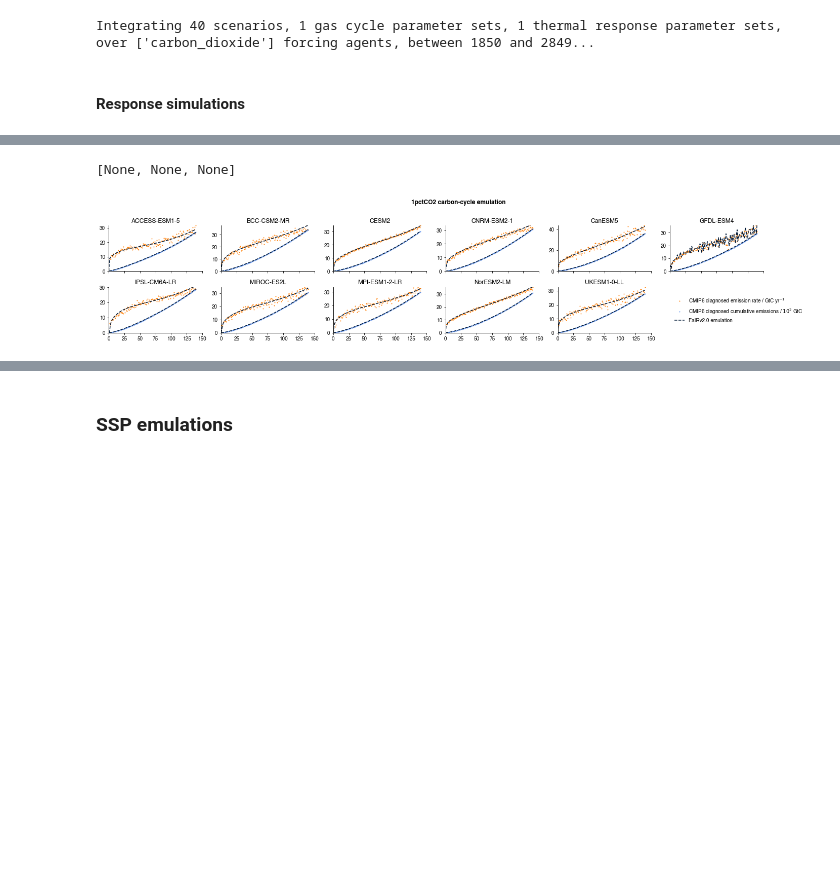
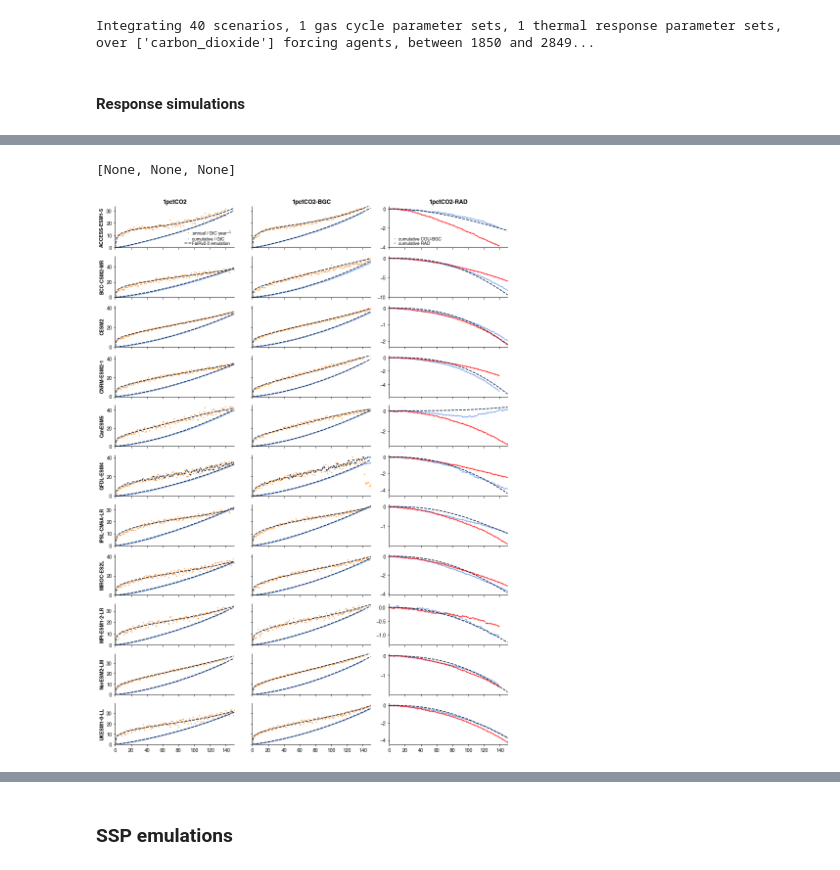
Before and after one commit to njleach/GIR, a Jupyter notebook: GIR/notebooks/CMIP6_emulation.ipynb, the cells around one changed output, grey strips where cells are left out. Saved outputs shown, nothing was run; the diff lists cells and outputs as text; code cells hidden in the pictures; blank space fills up the shorter version.

```diff
--- a/GIR/notebooks/CMIP6_emulation.ipynb
+++ b/GIR/notebooks/CMIP6_emulation.ipynb
@@ -200,7 +203,7 @@ Integrating 40 scenarios, 1 gas cycle parameter sets, 1 thermal response paramet
 # %%
 ## create a figure
 
-fig,ax = plt.subplots(5,8,figsize=(20,10))
+fig,ax = plt.subplots(8,5,figsize=(12,16))
 
 emulation_color = '#011936'
 CMIP_color = '#FF7D00'
@@ -221,7 +224,7 @@ for i,model in enumerate(abrupt_CMIP6_data.columns):
     line=ax.flatten()[i].plot(1845,response_params.loc['TCR',model],'o',c='cornflowerblue',zorder=-10)[0]
     line.set_clip_on(False)
 
-    ax.flatten()[i].set_title(model)
+    ax.flatten()[i].set_title(model,fontweight='bold')
 
     [ax.flatten()[i].spines[pos].set_visible(False) for pos in ['top','right']]
 
@@ -229,8 +232,21 @@ for i,model in enumerate(abrupt_CMIP6_data.columns):
 [a.set_ylim(-0.1,8.5) for a in ax.flatten()]
 [a.tick_params(labelbottom=False) for a in ax[:-1].flatten()]
 [a.tick_params(labelleft=False) for a in ax[:,1:].flatten()]
+[a.set_xlabel('year') for a in ax[-1].flatten()]
+[a.set_ylabel('temperature response / K') for a in ax[:,0].flatten()]
 
-fig.suptitle('abrupt4x-CO2 & 1pctCO2 response emulation',fontweight='bold',y=1.01)
+# fig.suptitle('abrupt4x-CO2 & 1pctCO2 response emulation',fontweight='bold',y=1.01)
+
+ax[0,0].plot([],[],'o',color=CMIP_color,ms=1,label='abrupt-4xCO2')
+ax[0,1].plot([],[],'o',color='cornflowerblue',ms=1,label='1pctCO2')
+ax[0,2].plot([],[],ls='--',color=emulation_color,lw=1.5,label='FaIRv2.0 emulation')
+ax[0,3].plot([],[],'o',color=CMIP_color,label='ECS')
+ax[0,4].plot([],[],'o',color='cornflowerblue',label='TCR')
+ax[0,0].legend(loc='lower right',prop={'size': 9},labelspacing=0,borderpad=0,handlelength=1.5,handletextpad=0.1)
+ax[0,1].legend(loc='lower right',prop={'size': 9},labelspacing=0,borderpad=0,handlelength=1.5,handletextpad=0.1)
+ax[0,2].legend(loc='lower right',prop={'size': 9},labelspacing=0,borderpad=0,handlelength=1.5,handletextpad=0.1)
+ax[0,3].legend(loc='lower right',prop={'size': 9},labelspacing=0,borderpad=0,handlelength=1.5,handletextpad=0.1)
+ax[0,4].legend(loc='lower right',prop={'size': 9},labelspacing=0,borderpad=0,handlelength=1.5,handletextpad=0.1)
 
 plt.tight_layout()
 
@@ -244,42 +278,62 @@ plt.tight_layout()
 # %%
-fig,ax = plt.subplots(2,6,figsize=(20,4))
-ax1 = [a.twinx() for a in ax.flatten()[:-1]]
-
+fig,ax = plt.subplots(11,3,figsize=(12,16))
 
 for i,model in enumerate(C4MIP_data_1.columns.levels[0]):
-    atms_burden = pd.concat([(C4MIP_data_1.loc[:139,(model,'1pctCO2'+x,'CO2')].dropna()-C4MIP_data_1.loc[:139,(model,'1pctCO2','CO2')].dropna().iloc[0]/1.01)/4.688876e-01 for x in ['','-bgc','-rad']],axis=1)
-    cum_emms = pd.concat([C4MIP_data_1.loc[:139,(model,'1pctCO2'+x,'flux')].dropna().cumsum() for x in ['','-bgc','-rad']],axis=1) + atms_burden.values
-    ax.flatten()[i].plot(np.diff(np.concatenate(([0,0],cum_emms.loc[:,(model,'1pctCO2','flux')]))),'o',color=CMIP_color,ms=1)
-    ax.flatten()[i].plot(np.concatenate(([0],onepct_emulation['Emissions'].loc[:1989,[model]].rolling(2).mean().values[1:,0])),ls='--',color=emulation_color,lw=1.5)
 
-    ax1[i].plot(np.concatenate(([0],cum_emms.loc[:,(model,'1pctCO2','flux')])),'o',color='cornflowerblue',ms=1)
-    ax1[i].plot(np.concatenate(([0],onepct_emulation['Emissions'].loc[:1989,[model]].rolling(2).mean().values[1:,0])).cumsum(),ls='--',color=emulation_color,lw=1.5)
+    ax1 = [a.twinx() for a in ax[i]]
 
-    [ax.flatten()[i].spines[pos].set_visible(False) for pos in ['top','right']]
-    [ax1[i].spines[pos].set_visible(False) for pos in ['top','right']]
-    [ax1[i].spines[pos].set_visible(False) for pos in ['top','right']]
+    atms_burden = pd.concat([(C4MIP_data_1.loc[:150,(model,'1pctCO2'+x,'CO2')].dropna()-C4MIP_data_1.loc[:150,(model,'1pctCO2','CO2')].dropna().iloc[0]/1.01)/4.688876e-01 for x in ['','-bgc','-rad']],axis=1)
+    cum_emms = pd.concat([C4MIP_data_1.loc[:150,(model,'1pctCO2'+x,'flux')].dropna().cumsum() for x in ['','-bgc','-rad']],axis=1) + atms_burden.values
 
-    ax1[i].tick_params(labelright=False,right=False)
+    ax[i,0].plot(np.diff(np.concatenate(([0,0],cum_emms.loc[:,(model,'1pctCO2','flux')]))),'o',color=CMIP_color,ms=1)
+    ax[i,0].plot(np.concatenate(([0],onepct_emulation['Emissions'].loc[:2000,[model]].rolling(2).mean().values[1:,0])),ls='--',color=emulation_color,lw=1.5)
 
-    ax.flatten()[i].set_ylim(0,np.diff(np.concatenate(([0,0],cum_emms.loc[:,(model,'1pctCO2','flux')]))).max())
-    ax1[i].set_ylim(0,np.diff(np.concatenate(([0,0],cum_emms.loc[:,(model,'1pctCO2','flux')]))).max()*100)
+    ax1[0].plot(np.concatenate(([0],cum_emms.loc[:,(model,'1pctCO2','flux')])),'o',color='cornflowerblue',ms=1)
+    ax1[0].plot(np.concatenate(([0],onepct_emulation['Emissions'].loc[:2000,[model]].rolling(2).mean().values[1:,0])).cumsum(),ls='--',color=emulation_color,lw=1.5)
 
-    ax.flatten()[i].set_title(model)
+    ax[i,1].plot(np.diff(np.concatenate(([0,0],cum_emms.loc[:,(model,'1pctCO2-bgc','flux')]))),'o',color=CMIP_color,ms=1)
+    ax[i,1].plot(np.concatenate(([0],onepct_bgc_emulation['Emissions'].loc[:2000,[model]].rolling(2).mean().values[1:,0])),ls='--',color=emulation_color,lw=1.5)
+
+    ax1[1].plot(np.concatenate(([0],cum_emms.loc[:,(model,'1pctCO2-bgc','flux')])),'o',color='cornflowerblue',ms=1)
+    ax1[1].plot(np.concatenate(([0],onepct_bgc_emulation['Emissions'].loc[:2000,[model]].rolling(2).mean().values[1:,0])).cumsum(),ls='--',color=emulation_color,lw=1.5)
+
+    ax[i,2].plot((C4MIP_data_1.loc[:,(model,'1pctCO2','flux')].cumsum()-C4MIP_data_1.loc[:,(model,'1pctCO2-bgc','flux')].cumsum())/100,'o',color='cornflowerblue',ms=1)
+    ax[i,2].plot(C4MIP_data_1.loc[:,(model,'1pctCO2-rad','flux')].cumsum()/100,'o',color='red',ms=1)
+    ax[i,2].plot((cou_uptake.loc[:2000,(model,'carbon_dioxide')]-bgc_uptake.loc[:2000,(model,'carbon_dioxide')]).values/100,ls='--',color=emulation_color,lw=1.5)
+
+    [a.spines[pos].set_visible(False) for pos in ['top','right'] for a in ax1]
+    [a.tick_params(labelright=False,right=False) for a in ax1]
+
+    ax[i,0].set_ylim(0,np.diff(np.concatenate(([0,0],cum_emms.loc[:,(model,'1pctCO2-bgc','flux')].dropna()))).max()*1.05)
+    ax1[0].set_ylim(0,np.diff(np.concatenate(([0,0],cum_emms.loc[:,(model,'1pctCO2-bgc','flux')].dropna()))).max()*100*1.05)
+
+    ax[i,1].set_ylim(0,np.diff(np.concatenate(([0,0],cum_emms.loc[:,(model,'1pctCO2-bgc','flux')].dropna()))).max()*1.05)
+    ax1[1].set_ylim(0,np.diff(np.concatenate(([0,0],cum_emms.loc[:,(model,'1pctCO2-bgc','flux')].dropna()))).max()*100*1.05)
+
+#     ax[i,1].set_ylim(0,np.diff(np.concatenate(([0,0],cum_emms.loc[:,(model,'1pctCO2-bgc','flux')]))).max()*1.05)
+#     ax1[1].set_ylim(0,np.diff(np.concatenate(([0,0],cum_emms.loc[:,(model,'1pctCO2-bgc','flux')]))).max()*100*1.05)
+
+    ax[i,0].set_ylabel(model,fontweight='bold')
+
+[a.spines[pos].set_visible(False) for pos in ['top','right'] for a in ax.flatten()]
 
 [a.set_xlim(0,150) for a in ax.flatten()]
-[a.tick_params(labelbottom=False) for a in ax[0]]
+[ax[0,i].set_title(x,fontweight='bold') for i,x in enumerate(['1pctCO2','1pctCO2-BGC','1pctCO2-RAD'])]
+[a.tick_params(labelbottom=False) for a in ax[:-1].flatten()]
+[a.tick_params(labelleft=False) for a in ax[:,1].flatten()]
 
-ax[-1,-1].axis('off')
-ax[-1,-1].plot([],[],'o',color=CMIP_color,ms=1,label='CMIP6 diagnosed emission rate / GtC yr$^{-1}$')
-ax[-1,-1].plot([],[],'o',color='cornflowerblue',ms=1,label='CMIP6 diagnosed cumulative emissions / $10^2$ GtC')
-ax[-1,-1].plot([],[],ls='--',color=emulation_color,lw=1.5,label='FaIRv2.0 emulation')
-ax[-1,-1].legend(loc='center left')
+ax[0,0].plot([],[],'o',color=CMIP_color,ms=1,label='annual / GtC year$^{-1}$')
+ax[0,0].plot([],[],'o',color='cornflowerblue',ms=1,label='cumulative / GtC')
+ax[0,0].plot([],[],ls='--',color=emulation_color,lw=1.5,label='FaIRv2.0 emulation')
+ax[0,0].legend(loc='lower right',prop={'size': 9},labelspacing=0,borderpad=0,handlelength=1.5,handletextpad=0.1)
 
-fig.suptitle('1pctCO2 carbon-cycle emulation',fontweight='bold',y=1.01)
+ax[0,-1].plot([],[],'o',color='cornflowerblue',ms=1,label='cumulative COU-BGC')
+ax[0,-1].plot([],[],'o',color='red',ms=1,label='cumulative RAD')
+ax[0,-1].legend(loc='lower left',prop={'size': 9},labelspacing=0,borderpad=0,handlelength=1.5,handletextpad=0.1)
 
 plt.tight_layout()
 
 [fig.savefig('/home/leachl/Documents/Simple_models/FaIR_v2-0_paper/Plots/CMIP6_1pctCO2_cc_emulation_grid.'+x,bbox_inches='tight',dpi=600) for x in ['png','pdf','svg']]
 # %% [output]
 [None, None, None]
-[figure, old version]
+[figure, new version]
```
Also changed, not shown: parts of 20 cells of this notebook, 12 other files.
